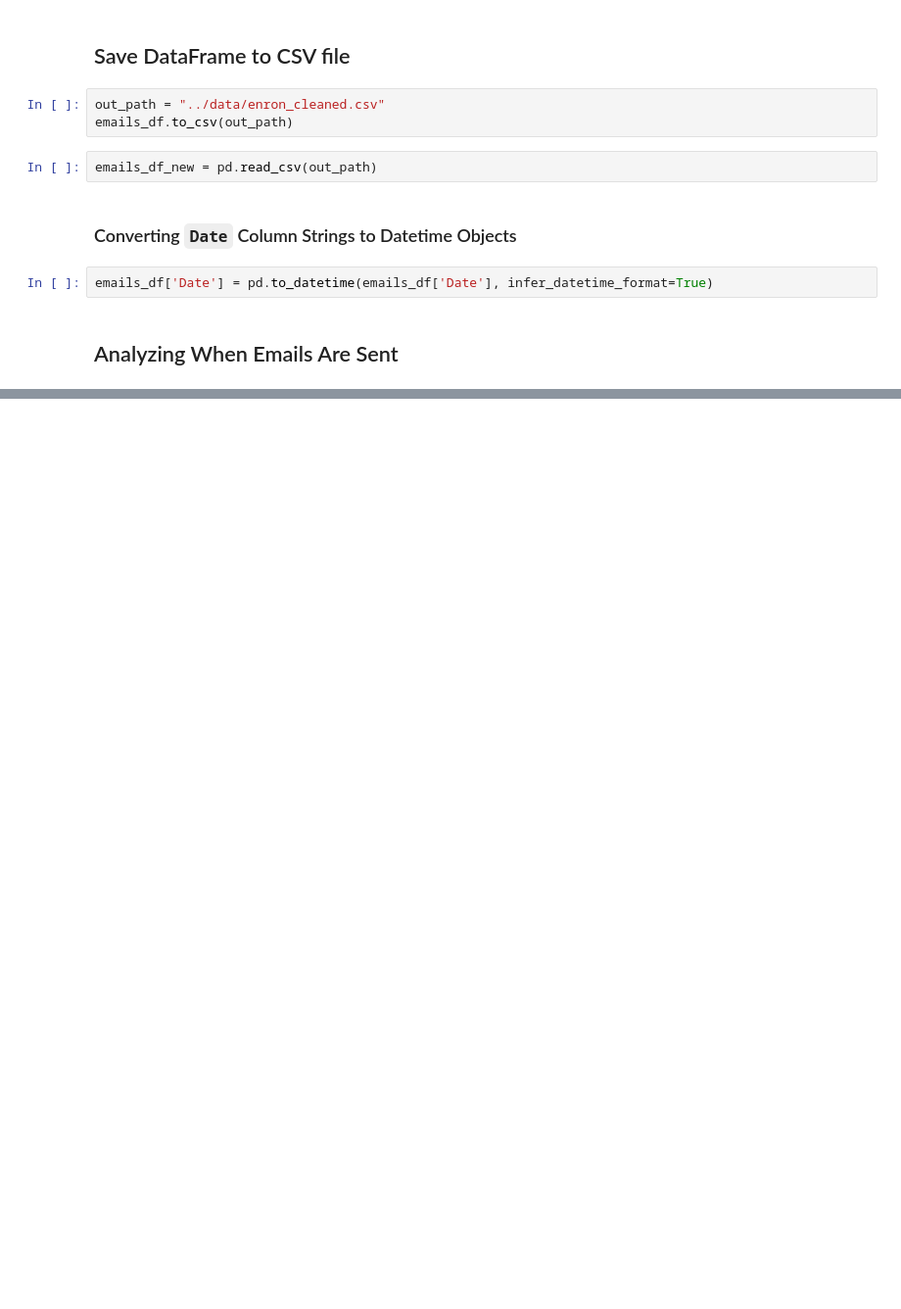
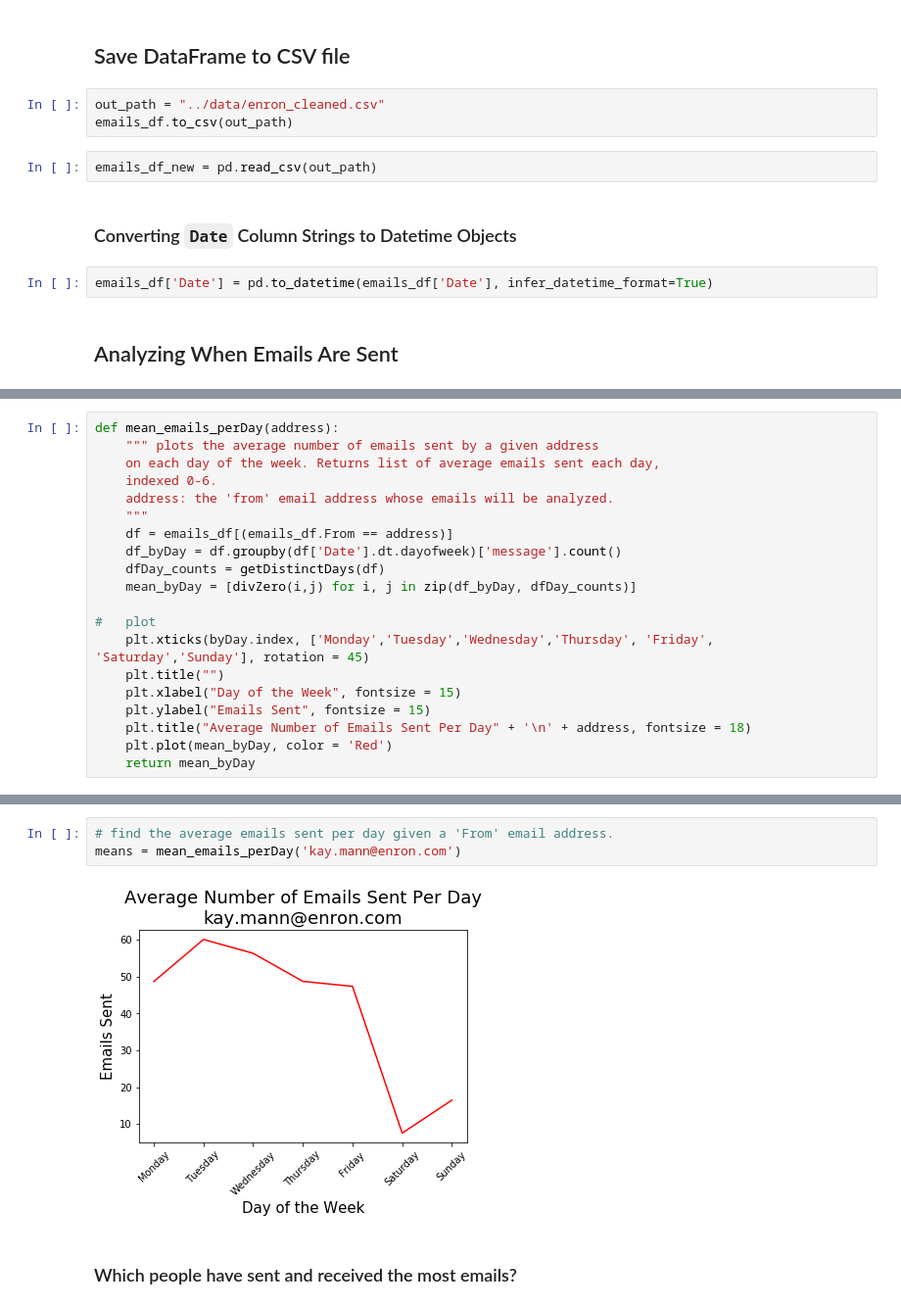
Before and after one commit to dss-email-project/dss-project, a Jupyter notebook: data_scripts/parse_data.ipynb, the cells around one changed output, grey strips where cells are left out. Shown: that part at 98% size. Drawn from its saved outputs; the diff is of its cells as text; blank space fills up the shorter version.

```diff
--- a/data_scripts/parse_data.ipynb
+++ b/data_scripts/parse_data.ipynb
@@ -155,0 +173,20 @@ emails_df['Date'] = pd.to_datetime(emails_df['Date'], infer_datetime_format=True
+# %%
+def mean_emails_perDay(address):
+    """ plots the average number of emails sent by a given address
+    on each day of the week. Returns list of average emails sent each day,
+    indexed 0-6.
+    address: the 'from' email address whose emails will be analyzed.
+    """
+    df = emails_df[(emails_df.From == address)]
+    df_byDay = df.groupby(df['Date'].dt.dayofweek)['message'].count()
+    dfDay_counts = getDistinctDays(df)
+    mean_byDay = [divZero(i,j) for i, j in zip(df_byDay, dfDay_counts)]
+
+#   plot
+    plt.xticks(byDay.index, ['Monday','Tuesday','Wednesday','Thursday', 'Friday', 'Saturday','Sunday'], rotation = 45)
+    plt.title("")
+    plt.xlabel("Day of the Week", fontsize = 15)
+    plt.ylabel("Emails Sent", fontsize = 15)
+    plt.title("Average Number of Emails Sent Per Day" + '\n' + address, fontsize = 18)
+    plt.plot(mean_byDay, color = 'Red')
+    return mean_byDay
@@ -159,0 +220,7 @@ distinct_days = emails_df["Date"].map(lambda t: t.date()).unique()
+# %%
+# find the average emails sent per day given a 'From' email address.
+means = mean_emails_perDay('kay.mann@enron.com')
+# %% [output]
+[figure, added]
+# %% [markdown]
+### Which people have sent and received the most emails?
```
Also changed, not shown: parts of 23 cells of this notebook.
